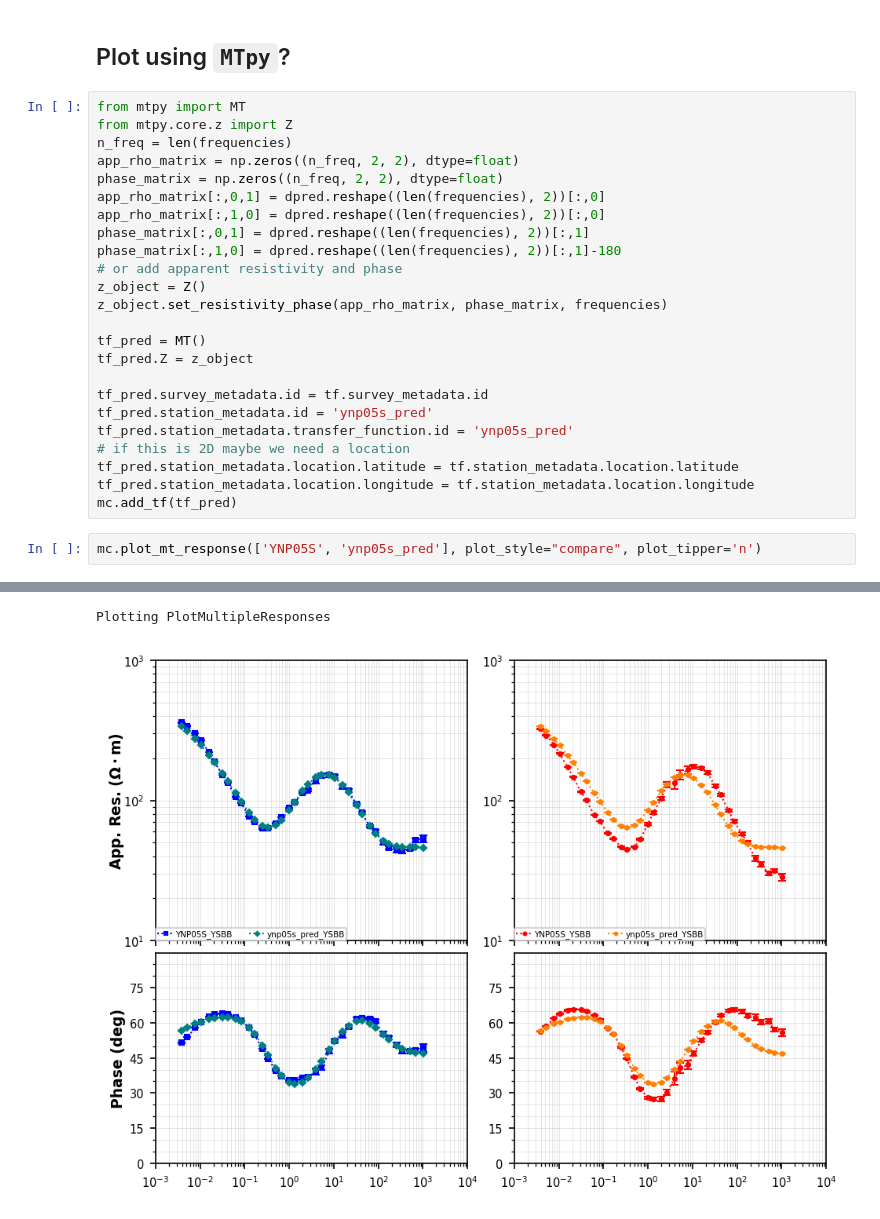
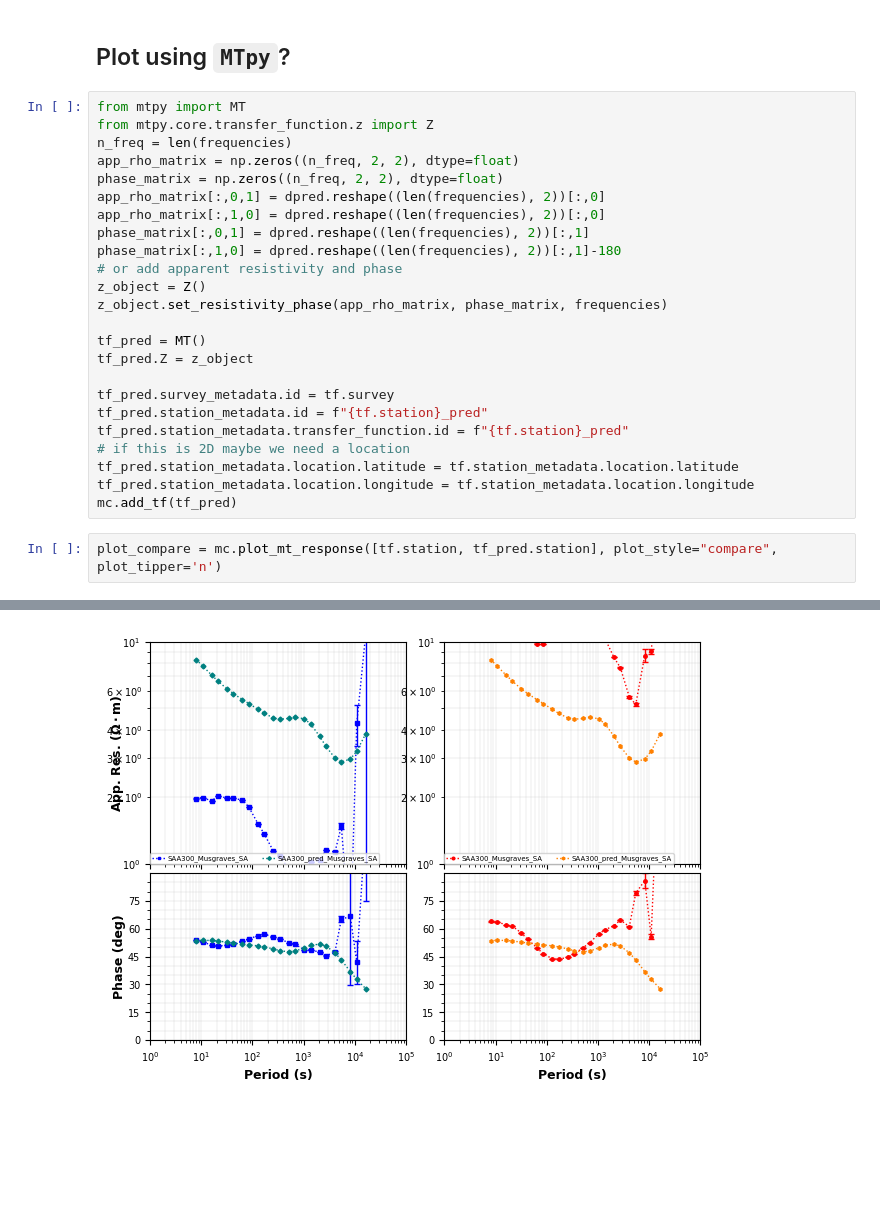
Before and after one commit to kujaku11/mt_examples, a Jupyter notebook: notebooks/simpeg/6_1d_fixed_layer_inversion_field_data.ipynb, the cells around one changed output, grey strips where cells are left out. Drawn from its saved outputs; the diff is of its cells as text; blank space fills up the shorter version.

```diff
--- a/notebooks/simpeg/6_1d_fixed_layer_inversion_field_data.ipynb
+++ b/notebooks/simpeg/6_1d_fixed_layer_inversion_field_data.ipynb
@@ -305,7 +307,7 @@ plt.show()
 ## Plot using `MTpy`?
 # %%
 from mtpy import MT
-from mtpy.core.z import Z
+from mtpy.core.transfer_function.z import Z
 n_freq = len(frequencies)
 app_rho_matrix = np.zeros((n_freq, 2, 2), dtype=float)
 phase_matrix = np.zeros((n_freq, 2, 2), dtype=float)
@@ -320,13 +322,13 @@ z_object.set_resistivity_phase(app_rho_matrix, phase_matrix, frequencies)
 tf_pred = MT()
 tf_pred.Z = z_object
 
-tf_pred.survey_metadata.id = tf.survey_metadata.id
-tf_pred.station_metadata.id = 'ynp05s_pred'
-tf_pred.station_metadata.transfer_function.id = 'ynp05s_pred'
+tf_pred.survey_metadata.id = tf.survey
+tf_pred.station_metadata.id = f"{tf.station}_pred"
+tf_pred.station_metadata.transfer_function.id = f"{tf.station}_pred"
 # if this is 2D maybe we need a location
 tf_pred.station_metadata.location.latitude = tf.station_metadata.location.latitude
 tf_pred.station_metadata.location.longitude = tf.station_metadata.location.longitude
 mc.add_tf(tf_pred)
 # %%
-mc.plot_mt_response(['YNP05S', 'ynp05s_pred'], plot_style="compare", plot_tipper='n')
+plot_compare = mc.plot_mt_response([tf.station, tf_pred.station], plot_style="compare", plot_tipper='n')
 # %% [output]
@@ -335,5 +337,4 @@ mc.plot_mt_response(['YNP05S', 'ynp05s_pred'], plot_style="compare", plot_tipper
-Plotting PlotMultipleResponses
-[figure, old version]
+[figure, new version]
 # %%
 recovered_model_ps_2_pz_0, output_dict_ps_2_pz_0 = run_fixed_layer_inversion(
     dobs,
```
Also changed, not shown: parts of 12 cells of this notebook, 6 other files.
